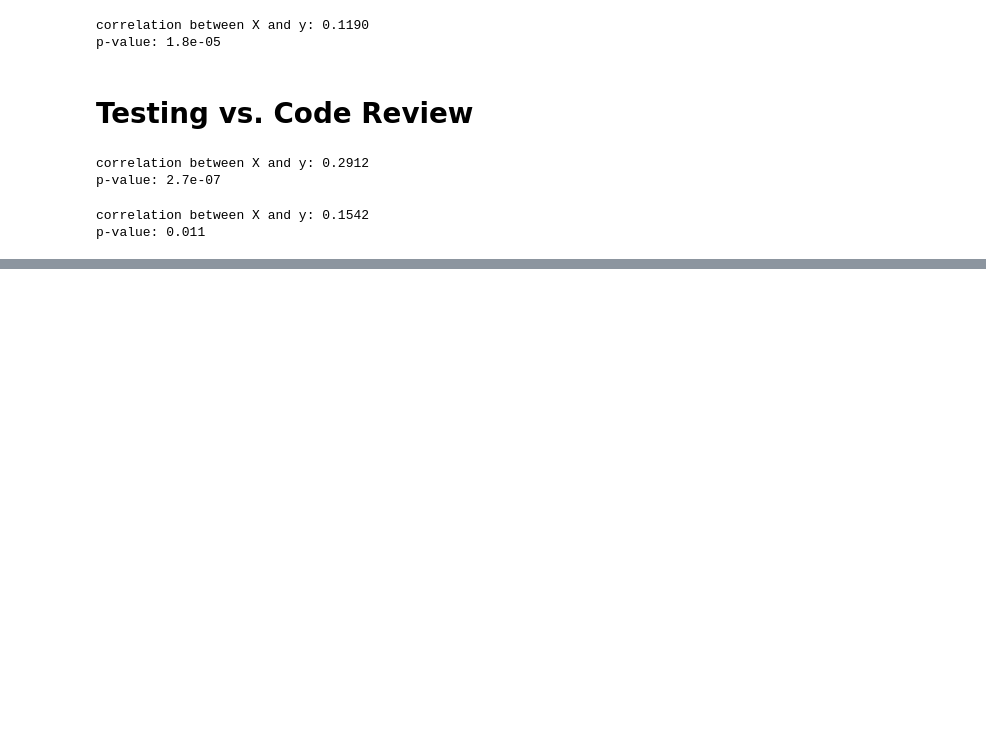
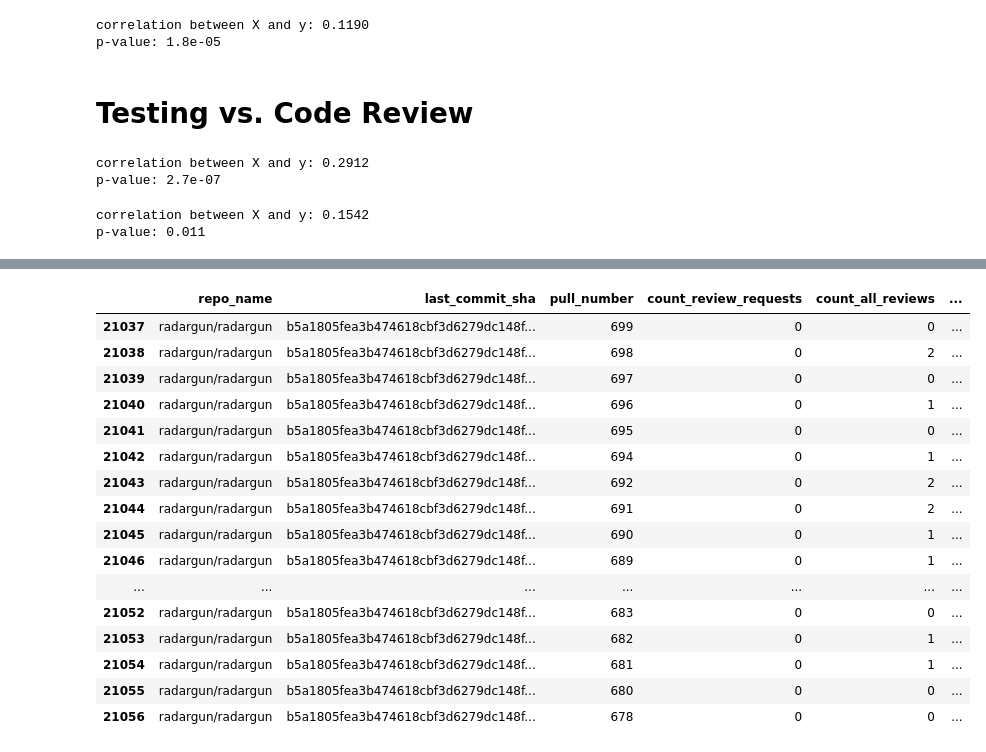
Before and after one commit to akhatami/sop-in-qa-replication-package, a Jupyter notebook: jupyter-notebooks/combined_results_analysis.ipynb, the cells around one changed output, grey strips where cells are left out. Drawn from its saved outputs; the diff is of its cells as text; code cells hidden in the pictures; blank space fills up the shorter version.

```diff
--- a/jupyter-notebooks/combined_results_analysis.ipynb
+++ b/jupyter-notebooks/combined_results_analysis.ipynb
@@ -486,0 +511,4 @@ df[low_cr_filter].testing_coverage.count()
+# %%
+repo_name = df[df['cr_rate'] == df.cr_rate.quantile(.6, interpolation='lower')]['repo_name'].item()
+display(df[df['cr_rate'] == df.cr_rate.quantile(.6, interpolation='lower')])
+display(df_pr_details[df_pr_details['repo_name'] == repo_name].sample(n=5, random_state=2))
@@ -486,0 +545,20 @@ df[low_cr_filter].testing_coverage.count()
+# %%
+display(df_pr_details[df_pr_details['repo_name'] == repo_name])
+# %% [output]
+|  | repo_name | last_commit_sha | pull_number | count_review_requests | count_all_reviews | ... |
+| 21037 | radargun/radargun | b5a1805fea3b474618cbf3d6279dc148f... | 699 | 0 | 0 | ... |
+| 21038 | radargun/radargun | b5a1805fea3b474618cbf3d6279dc148f... | 698 | 0 | 2 | ... |
+| 21039 | radargun/radargun | b5a1805fea3b474618cbf3d6279dc148f... | 697 | 0 | 0 | ... |
+| 21040 | radargun/radargun | b5a1805fea3b474618cbf3d6279dc148f... | 696 | 0 | 1 | ... |
+| 21041 | radargun/radargun | b5a1805fea3b474618cbf3d6279dc148f... | 695 | 0 | 0 | ... |
+| 21042 | radargun/radargun | b5a1805fea3b474618cbf3d6279dc148f... | 694 | 0 | 1 | ... |
+| 21043 | radargun/radargun | b5a1805fea3b474618cbf3d6279dc148f... | 692 | 0 | 2 | ... |
+| 21044 | radargun/radargun | b5a1805fea3b474618cbf3d6279dc148f... | 691 | 0 | 2 | ... |
+| 21045 | radargun/radargun | b5a1805fea3b474618cbf3d6279dc148f... | 690 | 0 | 1 | ... |
+| 21046 | radargun/radargun | b5a1805fea3b474618cbf3d6279dc148f... | 689 | 0 | 1 | ... |
+| ... | ... | ... | ... | ... | ... | ... |
+| 21052 | radargun/radargun | b5a1805fea3b474618cbf3d6279dc148f... | 683 | 0 | 0 | ... |
+| 21053 | radargun/radargun | b5a1805fea3b474618cbf3d6279dc148f... | 682 | 0 | 1 | ... |
+| 21054 | radargun/radargun | b5a1805fea3b474618cbf3d6279dc148f... | 681 | 0 | 1 | ... |
+| 21055 | radargun/radargun | b5a1805fea3b474618cbf3d6279dc148f... | 680 | 0 | 0 | ... |
+| 21056 | radargun/radargun | b5a1805fea3b474618cbf3d6279dc148f... | 678 | 0 | 0 | ... |
```
Also changed, not shown: parts of 36 cells of this notebook, 1 other file.
